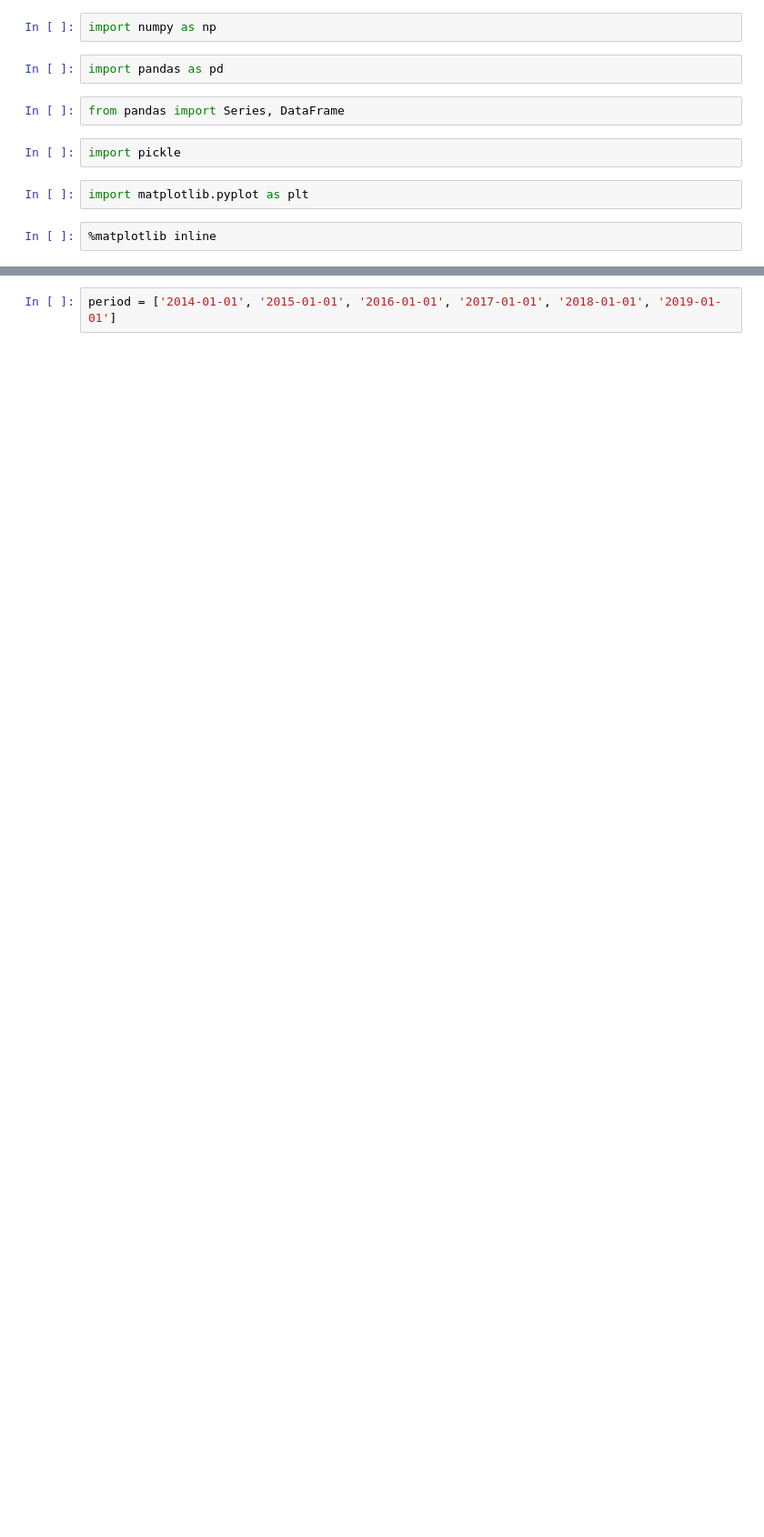
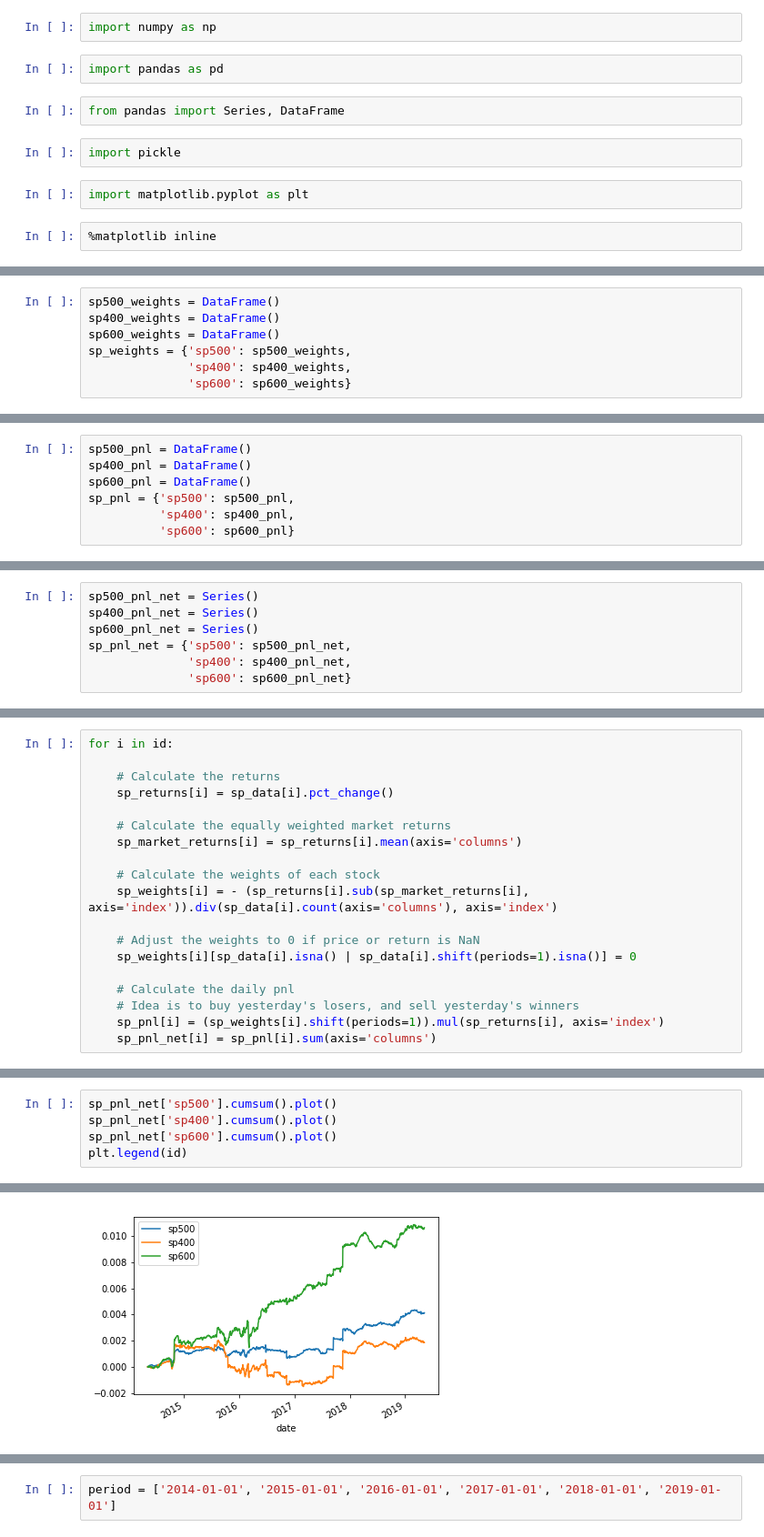
Before and after one commit to DinodC/backtesting-mean-reverting-strategy, a Jupyter notebook: 03_backtesting_trading_strategy.ipynb, the cells around one changed output, grey strips where cells are left out. Shown: that part at 91% size. Cells and saved outputs as stored; diff of their text form; blank space fills up the shorter version.

```diff
--- a/03_backtesting_trading_strategy.ipynb
+++ b/03_backtesting_trading_strategy.ipynb
@@ -182,0 +84,7 @@ Determine period of observation
+# %%
+sp500_weights = DataFrame()
+sp400_weights = DataFrame()
+sp600_weights = DataFrame()
+sp_weights = {'sp500': sp500_weights,
+              'sp400': sp400_weights,
+              'sp600': sp600_weights}
@@ -182,0 +93,7 @@ Determine period of observation
+# %%
+sp500_pnl = DataFrame()
+sp400_pnl = DataFrame()
+sp600_pnl = DataFrame()
+sp_pnl = {'sp500': sp500_pnl,
+          'sp400': sp400_pnl,
+          'sp600': sp600_pnl}
@@ -182,0 +102,7 @@ Determine period of observation
+# %%
+sp500_pnl_net = Series()
+sp400_pnl_net = Series()
+sp600_pnl_net = Series()
+sp_pnl_net = {'sp500': sp500_pnl_net,
+              'sp400': sp400_pnl_net,
+              'sp600': sp600_pnl_net}
@@ -182,0 +111,19 @@ Determine period of observation
+# %%
+for i in id:
+
+    # Calculate the returns
+    sp_returns[i] = sp_data[i].pct_change()
+
+    # Calculate the equally weighted market returns
+    sp_market_returns[i] = sp_returns[i].mean(axis='columns')
+
+    # Calculate the weights of each stock
+    sp_weights[i] = - (sp_returns[i].sub(sp_market_returns[i], axis='index')).div(sp_data[i].count(axis='columns'), axis='index')
+
+    # Adjust the weights to 0 if price or return is NaN
+    sp_weights[i][sp_data[i].isna() | sp_data[i].shift(periods=1).isna()] = 0
+
+    # Calculate the daily pnl
+    # Idea is to buy yesterday's losers, and sell yesterday's winners
+    sp_pnl[i] = (sp_weights[i].shift(periods=1)).mul(sp_returns[i], axis='index')
+    sp_pnl_net[i] = sp_pnl[i].sum(axis='columns')
@@ -182,0 +132,6 @@ Determine period of observation
+# %%
+sp_pnl_net['sp500'].cumsum().plot()
+sp_pnl_net['sp400'].cumsum().plot()
+sp_pnl_net['sp600'].cumsum().plot()
+plt.legend(id)
+# %% [output]
@@ -182,0 +139 @@ Determine period of observation
+[figure, added]
```
Also changed, not shown: parts of 86 cells of this notebook, 1 other file.
